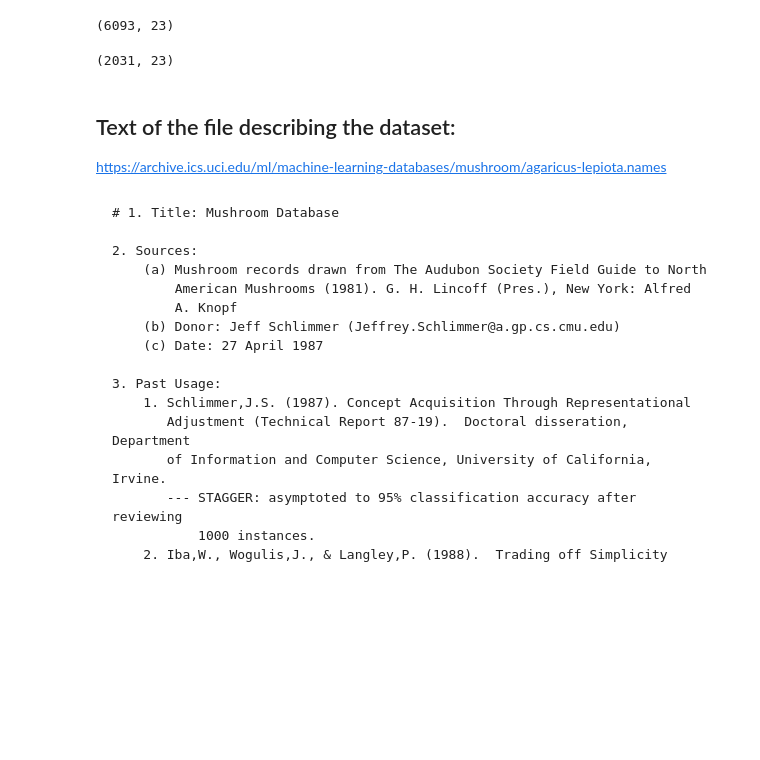
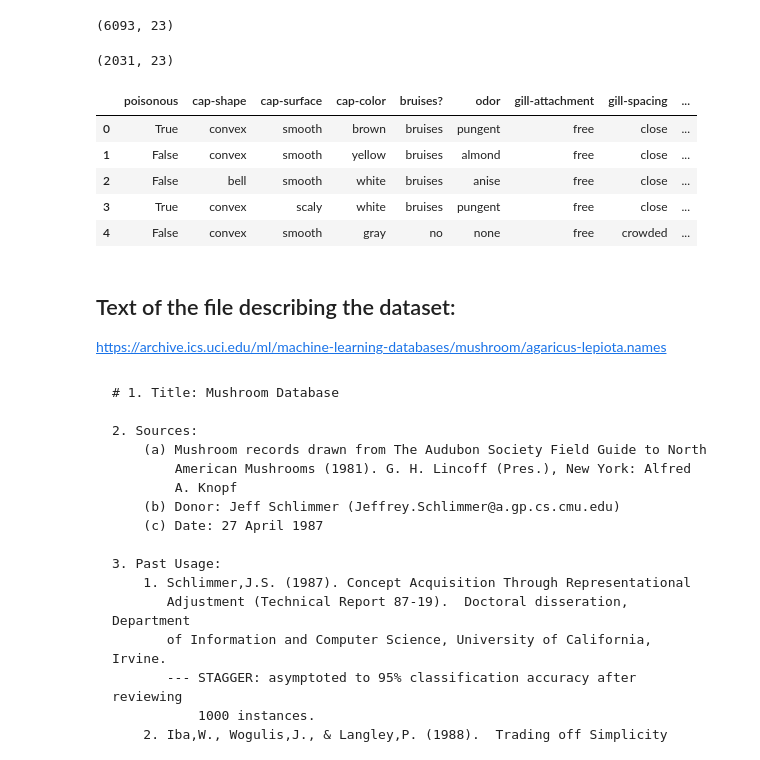
Before and after one commit to gptix/DS-Unit-2-Applied-Modeling, a Jupyter notebook: module1/Jud Taylor - assignment_applied_modeling_1.ipynb, the cells around one changed output. Cells and saved outputs as stored; diff of their text form; code cells hidden in the pictures; blank space fills up the shorter version.

```diff
--- a/module1/Jud Taylor - assignment_applied_modeling_1.ipynb
+++ b/module1/Jud Taylor - assignment_applied_modeling_1.ipynb
@@ -189,3 +187,39 @@ df['cap-shape'] = df['cap-shape'].map({'b' : 'bell', 'c' : 'conical', 'x' : 'con
+# %%
+df['cap-shape'] = df['cap-shape'].map({'b' : 'bell', 'c' : 'conical', 'x' : 'convex', 'f' : 'flat', 'k' : 'WYknobbed', 's' : 'sunken'})
+
+df['cap-surface'] = df['cap-surface'].map({'f' : 'fibrous', 'g' : 'grooves', 'y' : 'scaly', 's' : 'smooth'})
+
+df['cap-color'] = df['cap-color'].map({'n' : 'brown', 'b' : 'buff', 'c' : 'cinnamon', 'g' : 'gray', 'r' : 'green', 'p' : 'pink', 'u' : 'purple', 'e' : 'red', 'w' : 'white', 'y' : 'yellow'})
+
+df['bruises?'] = df['bruises?'].map({'t' : 'bruises', 'f' : 'no'})
+df['odor'] = df['odor'].map({'a' : 'almond', 'l' : 'anise', 'c' : 'creosote', 'y' : 'fishy', 'f' : 'foul', 'm' : 'musty', 'n' : 'none', 'p' : 'pungent', 's' : 'spicy'})
+df['gill-attachment'] = df['gill-attachment'].map({'a' : 'attached', 'd' : 'descending', 'f' : 'free', 'n' : 'notched'})
+df['gill-spacing'] = df['gill-spacing'].map({'c' : 'close', 'w' : 'crowded', 'd' : 'distant'})
+df['gill-size'] = df['gill-size'].map({'b' : 'broad', 'n' : 'narrow'})
+df['gill-color'] = df['gill-color'].map({'k' : 'black', 'n' : 'brown', 'b' : 'buff', 'h' : 'chocolate', 'g' : 'gray', 'r' : 'green', 'o' : 'orange', 'p' : 'pink', 'u' : 'purple', 'e' : 'red', 'w' : 'white', 'y' : 'yellow'})
+df['stalk-shape'] = df['stalk-shape'].map({'e' : 'enlarging', 't' : 'tapering'})
+df['stalk-root'] = df['stalk-root'].map({'b' : 'bulbous', 'c' : 'club', 'u' : 'cup', 'e' : 'equal', 'z' : 'rhizomorphs', 'r' : 'rooted', '?' : 'missing'})
+df['stalk-surface-above-ring'] = df['stalk-surface-above-ring'].map({'f' : 'fibrous', 'y' : 'scaly', 'k' : 'silky', 's' : 'smooth'})
+df['stalk-surface-below-ring'] = df['stalk-surface-below-ring'].map({'f' : 'fibrous', 'y' : 'scaly', 'k' : 'silky', 's' : 'smooth'})
+df['stalk-color-above-ring'] = df['stalk-color-above-ring'].map({'n' : 'brown', 'b' : 'buff', 'c' : 'cinnamon', 'g' : 'gray', 'o' : 'orange', 'p' : 'pink', 'e' : 'red', 'w' : 'white', 'y' : 'yellow'})
+
+df['stalk-color-below-ring'] = df['stalk-color-below-ring'].map({'n' : 'brown', 'b' : 'buff', 'c' : 'cinnamon', 'g' : 'gray', 'o' : 'orange', 'p' : 'pink', 'e' : 'red', 'w' : 'white', 'y' : 'yellow'})
+df['veil-type'] = df['veil-type'].map({'p' : 'partial', 'u' : 'universal'})
+df['veil-color'] = df['veil-color'].map({'n' : 'brown', 'o' : 'orange', 'w' : 'white', 'y' : 'yellow'})
+df['ring-number'] = df['ring-number'].map({'n' : 'none', 'o' : 'one', 't' : 'two'})
+df['ring-type'] = df['ring-type'].map({'c' : 'cobwebby', 'e' : 'evanescent', 'f' : 'flaring', 'l' : 'large', 'n' : 'none', 'p' : 'pendant', 's' : 'sheathing', 'z' : 'zone'})
+df['spore-print-color'] = df['spore-print-color'].map({'k' : 'black', 'n' : 'brown', 'b' : 'buff', 'h' : 'chocolate', 'r' : 'green', 'o' : 'orange', 'u' : 'purple', 'w' : 'white', 'y' : 'yellow'})
+df['population'] = df['population'].map({'a' : 'abundant', 'c' : 'clustered', 'n' : 'numerous', 's' : 'scattered', 'v' : 'several', 'y' : 'solitary'})
+df['habitat'] = df['habitat'].map({'g' : 'grasses', 'l' : 'leaves', 'm' : 'meadows', 'p' : 'paths', 'u' : 'urban', 'w' : 'waste', 'd' : 'woods'})
+
+df.head()
+# %% [output]
+|  | poisonous | cap-shape | cap-surface | cap-color | bruises? | odor | gill-attachment | gill-spacing | ... |
+| 0 | True | convex | smooth | brown | bruises | pungent | free | close | ... |
+| 1 | False | convex | smooth | yellow | bruises | almond | free | close | ... |
+| 2 | False | bell | smooth | white | bruises | anise | free | close | ... |
+| 3 | True | convex | scaly | white | bruises | pungent | free | close | ... |
+| 4 | False | convex | smooth | gray | no | none | free | crowded | ... |
 # %% [markdown]
 ## Text of the file describing the dataset:
 
```
Also changed, not shown: parts of 2 cells of this notebook.
